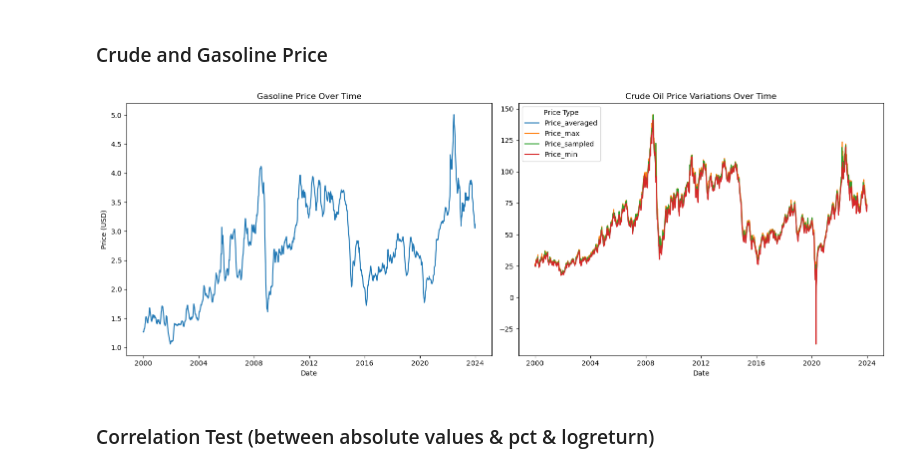
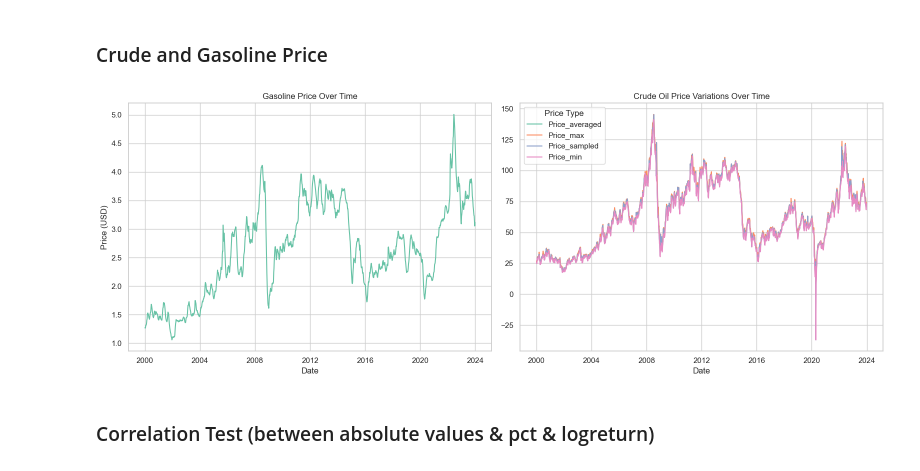
Before and after one commit to RheaBose/Citadel-women-datathon-2025, a Jupyter notebook: crude_gas_EDA.ipynb, the cells around one changed output. Saved outputs shown, nothing was run; the diff lists cells and outputs as text; code cells hidden in the pictures.

```diff
--- a/crude_gas_EDA.ipynb
+++ b/crude_gas_EDA.ipynb
@@ -3,6 +3,8 @@ import pandas as pd
 import numpy as np
 import matplotlib.pyplot as plt
 import seaborn as sns
+sns.set(style="whitegrid")
+plt.rcParams['figure.figsize'] = (24, 12)
 # %% [markdown]
 Use weekly data when analyzing crude oil ↔ gasoline interactions to capture short-term market responsiveness.
 # %% [markdown]
@@ -261,30 +192,30 @@ BRENT_gas.rename(columns={'Unit_x':'Unit_gas', 'Unit_y':'Unit_oil'}, inplace=Tru
 # %%
 columns_ = ['Date', 'Price', 'Price_averaged', 'Price_max', 'Price_sampled', 'Price_min']
 df_melted = WTI_gas[columns_].melt(id_vars='Date', var_name='Price_Type', value_name='Price_Value')
 
 fig, axes = plt.subplots(1, 2, figsize=(16, 6), sharex=True)
 
 # Left subplot: only 'Price'
 df_price_only = df_melted[df_melted['Price_Type'] == 'Price']
-sns.lineplot(data=df_price_only, x='Date', y='Price_Value', hue='Price_Type', legend=False, ax=axes[0])
+sns.lineplot(data=df_price_only, x='Date', y='Price_Value', hue='Price_Type', legend=False, ax=axes[0], palette = 'Set2')
 axes[0].set_title("Gasoline Price Over Time")
 axes[0].set_xlabel("Date")
 axes[0].set_ylabel("Price (USD)")
 
 # Right subplot: all others except 'Price'
 df_other_prices = df_melted[df_melted['Price_Type'] != 'Price']
-sns.lineplot(data=df_other_prices, x='Date', y='Price_Value', hue='Price_Type', ax=axes[1])
+sns.lineplot(data=df_other_prices, x='Date', y='Price_Value', hue='Price_Type', ax=axes[1], palette = 'Set2')
 axes[1].set_title("Crude Oil Price Variations Over Time")
 axes[1].set_xlabel("Date")
 axes[1].set_ylabel("")
 
 # Adjust legend
 axes[1].legend(title='Price Type')
 
 plt.tight_layout()
 plt.show()
 # %% [output]
-[figure, old version]
+[figure, new version]
 # %% [markdown]
 ### Correlation Test (between absolute values & pct & logreturn)
 # %% [markdown]
```
Also changed, not shown: parts of 21 cells of this notebook, 4 other files.
